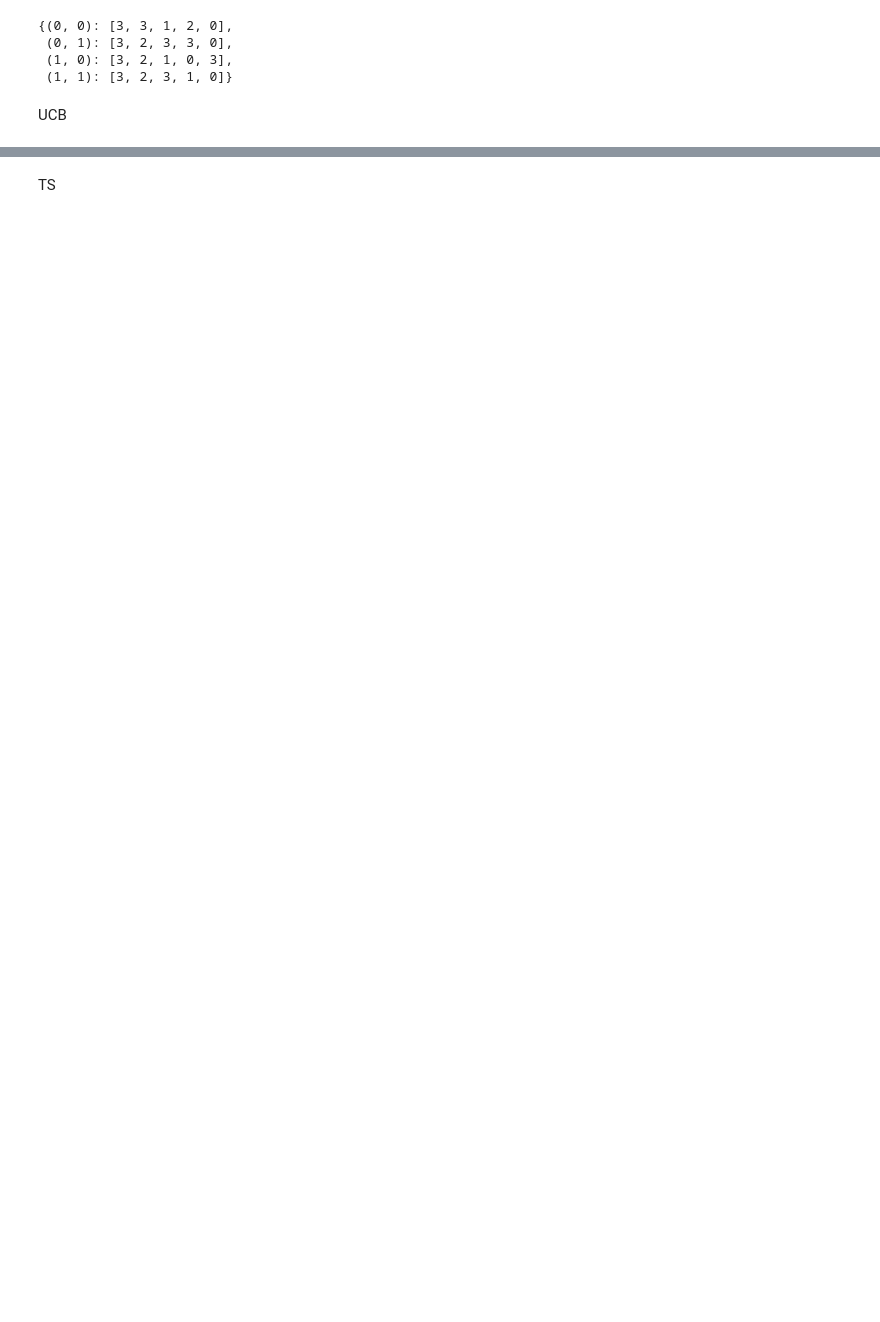
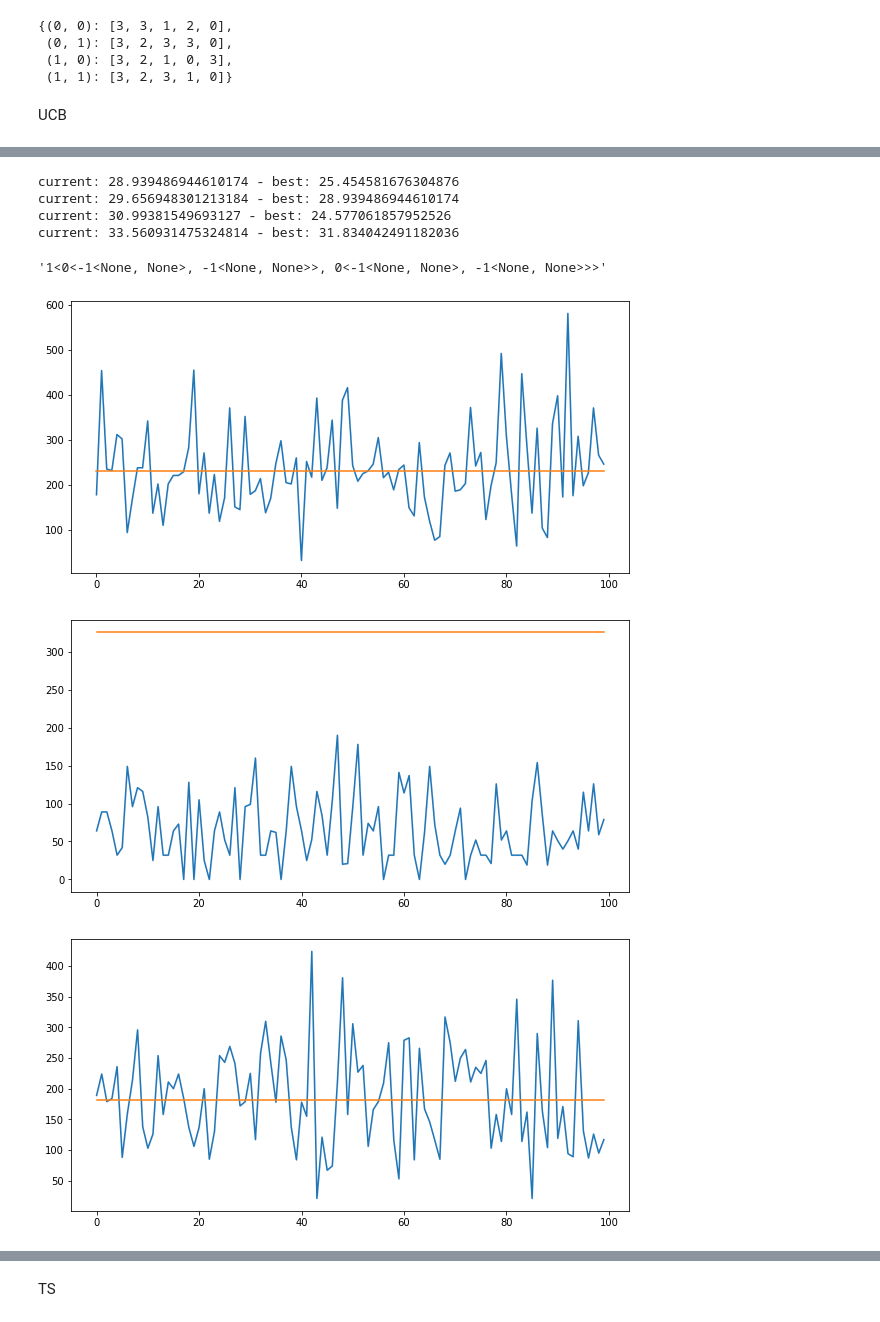
Before and after one commit to VladMarianCimpeanu/OLA_project, a Jupyter notebook: step7.ipynb, the cells around one changed output, grey strips where cells are left out. Drawn from its saved outputs; the diff is of its cells as text; code cells hidden in the pictures; blank space fills up the shorter version.

Commit message:
Fixed issues in ContextManager

```diff
--- a/step7.ipynb
+++ b/step7.ipynb
@@ -18,7 +18,7 @@ from Code.ContextManager import ContextManager
 %matplotlib inline
 # %%
 cust_json = "customer_classes.json"
-today_customer = 25
+today_customer = 50
 var_cust = 0
 p_lambda = 1.0
 graph_json = "business_full_graph.json"
@@ -46,7 +46,7 @@ n_products = 5
 feature1 = 0
 feature2 = 0
 
-CONTEXT_INTERVAL = 3
+CONTEXT_INTERVAL = 14
 TIME_HORIZON = 100
 NUM_ITERATION = 1
 # %%
@@ -119,12 +102,31 @@ AttributeError: 'ContextManager' object has no attribute 'history_rewards'
 # %%
 ucb4_learner.build_context()
+str(ucb4_learner.tree)
+# %% [output]
+current: 28.939486944610174 - best: 25.454581676304876
+current: 29.656948301213184 - best: 28.939486944610174
+current: 30.99381549693127 - best: 24.577061857952526
+current: 33.560931475324814 - best: 31.834042491182036
+'1<0<-1<None, None>, -1<None, None>>, 0<-1<None, None>, -1<None, None>>>'
+# %%
+features_list = list(clairvoyant_arms.keys())
+rewards_iterations_tmp = {}
+for features in features_list:
+    rewards_iterations_tmp[features] = [[val[features] for val in row] for row in rewards_iterations]
+rewards_iterations = rewards_iterations_tmp
 # %%
-plt.figure(figsize=(10, 5))
-mean = np.mean(rewards_iterations, axis=0)
-stdev = np.std(rewards_iterations, axis=0)
+for features in features_list:
+    plt.figure(figsize=(10, 5))
 
-plt.plot(range(len(mean)), mean)
-plt.fill_between(range(len(mean)), (mean-stdev), (mean+stdev), color='b', alpha=.1)
+    mean = np.mean(rewards_iterations[features], axis=0)
+    stdev = np.std(rewards_iterations[features], axis=0)
 
-plt.plot([_ for _ in range(len(rewards))], [clairvoyant_reward for _ in range(len(rewards))])
-plt.show()
+    plt.plot(range(len(mean)), mean)
+    plt.fill_between(range(len(mean)), (mean-stdev), (mean+stdev), color='b', alpha=.1)
+
+    plt.plot([_ for _ in range(len(rewards))], [clairvoyant_reward[features] for _ in range(len(rewards))])
+    plt.show()
+# %% [output]
+[figure, added]
+[figure, added]
+[figure, added]
```
Also changed, not shown: parts of 11 cells of this notebook, 3 other files.
